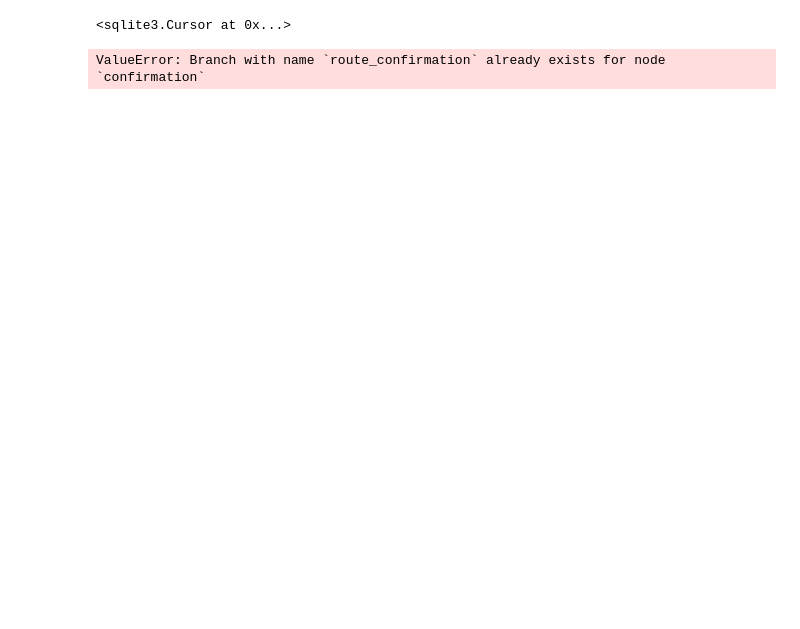
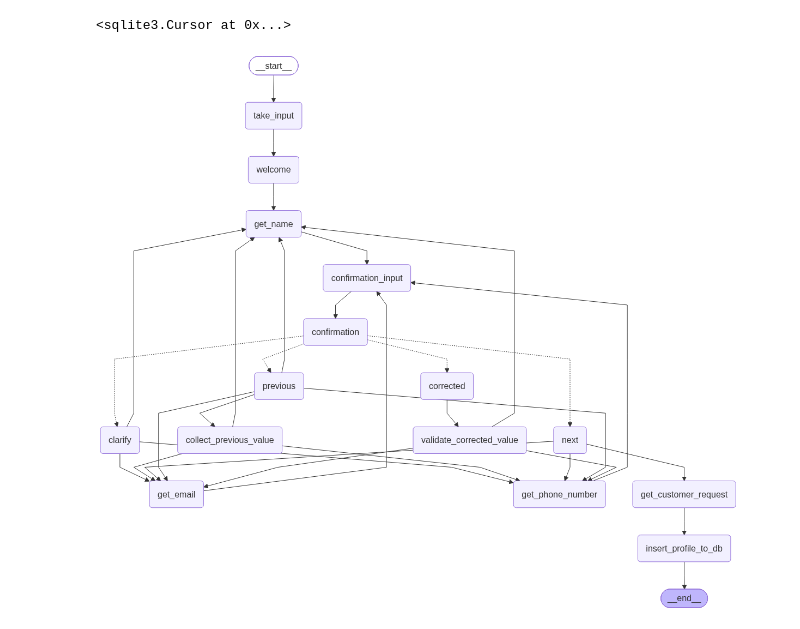
Before and after one commit to adedotunlawal123/onboarding-agent, a Jupyter notebook: notebook.ipynb, the cells around one changed output. Drawn from its saved outputs; the diff is of its cells as text; code cells hidden in the pictures; blank space fills up the shorter version.

```diff
--- a/notebook.ipynb
+++ b/notebook.ipynb
@@ -586,7 +580,7 @@ onboard_graph.add_edge("next", "get_email")
 
 onboard_graph.add_edge("get_email", "confirmation_input")
 onboard_graph.add_edge("confirmation_input", "confirmation")
-onboard_graph.add_conditional_edges(
+"""onboard_graph.add_conditional_edges(
     "confirmation",
     route_confirmation,
     {
@@ -595,7 +589,7 @@ onboard_graph.add_conditional_edges(
         "corrected": "corrected",
         "clarify": "clarify"
     }
-)
+)"""
 
 onboard_graph.add_edge("previous", "collect_previous_value")
 onboard_graph.add_edge("collect_previous_value", "get_email")
@@ -610,7 +604,7 @@ onboard_graph.add_edge("next", "get_phone_number")
 
 onboard_graph.add_edge("get_phone_number", "confirmation_input")
 onboard_graph.add_edge("confirmation_input", "confirmation")
-onboard_graph.add_conditional_edges(
+"""onboard_graph.add_conditional_edges(
     "confirmation",
     route_confirmation,
     {
@@ -618,35 +612,35 @@ onboard_graph.add_conditional_edges(
         "previous": "previous",
         "corrected": "corrected",
         "clarify": "clarify"
     }
-)
+)"""
 
 onboard_graph.add_edge("previous", "collect_previous_value")
 onboard_graph.add_edge("collect_previous_value", "get_phone_number")
 onboard_graph.add_edge("previous", "get_phone_number")
 onboard_graph.add_edge("corrected", "validate_corrected_value")
 onboard_graph.add_edge("validate_corrected_value", "get_phone_number")
 onboard_graph.add_edge("clarify", "get_phone_number")
 #onboard_graph.add_edge("get_phone_number", "get_customer_request")
 onboard_graph.add_edge("next", "get_customer_request")
 
 
 
 
 
 
 
 #onboard_graph.add_edge("get_email", "get_phone_number")
 #onboard_graph.add_edge("get_phone_number", "get_customer_request")
 ##onboard_graph.add_edge("get_customer_request", "execute_query")
 ##onboard_graph.add_edge("execute_query", "insert_profile_to_db")
 onboard_graph.add_edge("get_customer_request", "insert_profile_to_db")
 onboard_graph.add_edge("insert_profile_to_db", END)
 compiled_graph = onboard_graph.compile()
 
 display(Image(compiled_graph.get_graph().draw_mermaid_png()))
 # %% [output]
-ValueError: Branch with name `route_confirmation` already exists for node `confirmation`
+[figure, added]
 # %%
 customer_input = "Hi there"
 result = compiled_graph.invoke({"user_input":customer_input})
```
Also changed, not shown: parts of 1 cell of this notebook.
